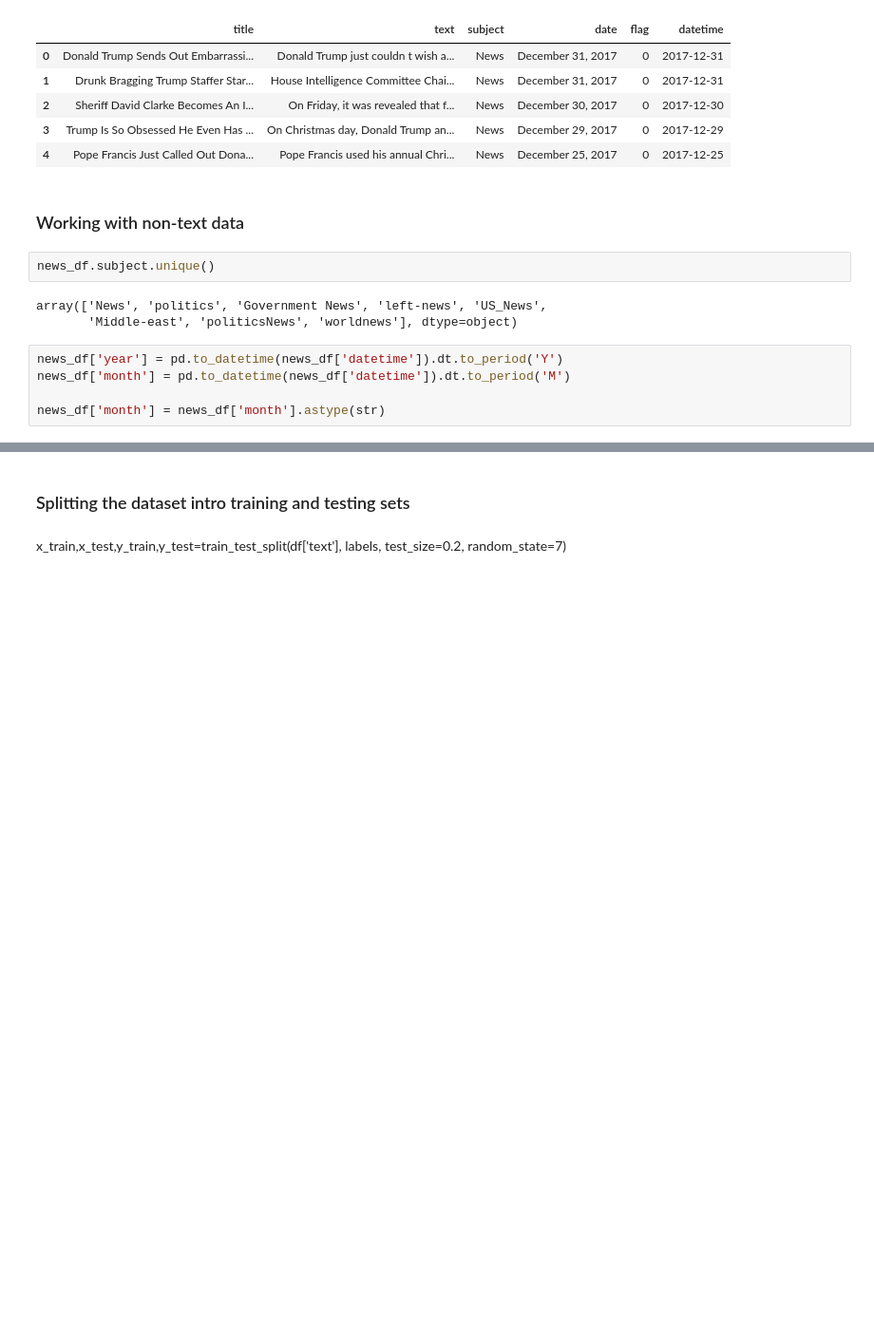
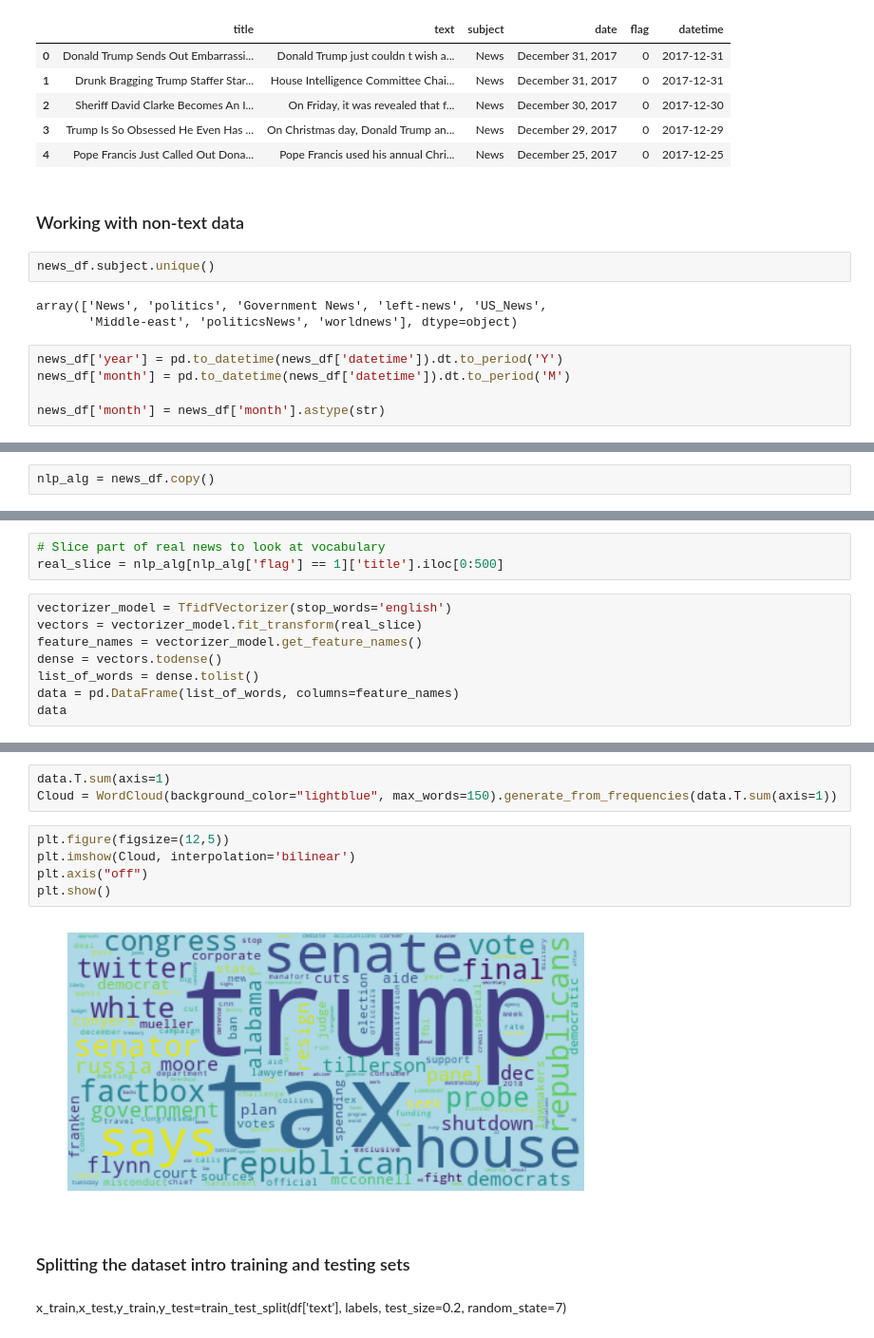
Before and after one commit to Nadinma/Fake_Real_News, a Jupyter notebook: Real_Fake_News_code.ipynb, the cells around one changed output, grey strips where cells are left out. Shown at 95% size. Saved outputs shown, nothing was run; the diff lists cells and outputs as text; blank space fills up the shorter version.

```diff
--- a/Real_Fake_News_code.ipynb
+++ b/Real_Fake_News_code.ipynb
@@ -310,0 +343,2 @@ TypeError: ('2015-03', 0) is not a string
+# %%
+nlp_alg = news_df.copy()
@@ -310,0 +394,11 @@ TypeError: ('2015-03', 0) is not a string
+# %%
+# Slice part of real news to look at vocabulary
+real_slice = nlp_alg[nlp_alg['flag'] == 1]['title'].iloc[0:500]
+# %%
+vectorizer_model = TfidfVectorizer(stop_words='english')
+vectors = vectorizer_model.fit_transform(real_slice)
+feature_names = vectorizer_model.get_feature_names()
+dense = vectors.todense()
+list_of_words = dense.tolist()
+data = pd.DataFrame(list_of_words, columns=feature_names)
+data
@@ -311,3 +424,13 @@ TypeError: ('2015-03', 0) is not a string
+# %%
+data.T.sum(axis=1)
+Cloud = WordCloud(background_color="lightblue", max_words=150).generate_from_frequencies(data.T.sum(axis=1))
+# %%
+plt.figure(figsize=(12,5))
+plt.imshow(Cloud, interpolation='bilinear')
+plt.axis("off")
+plt.show()
+# %% [output]
+[figure, added]
 # %% [markdown]
 ### Splitting the dataset intro training and testing sets
 # %% [markdown]
```
Also changed, not shown: parts of 41 cells of this notebook.
